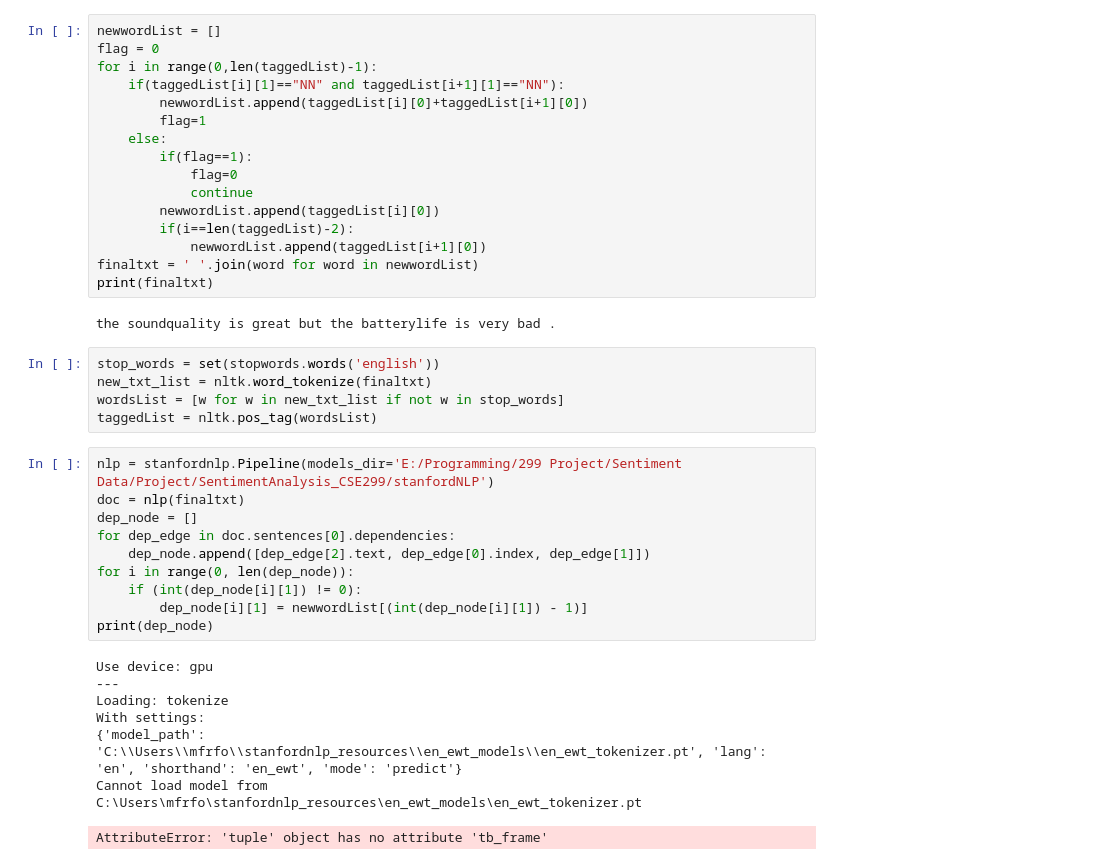
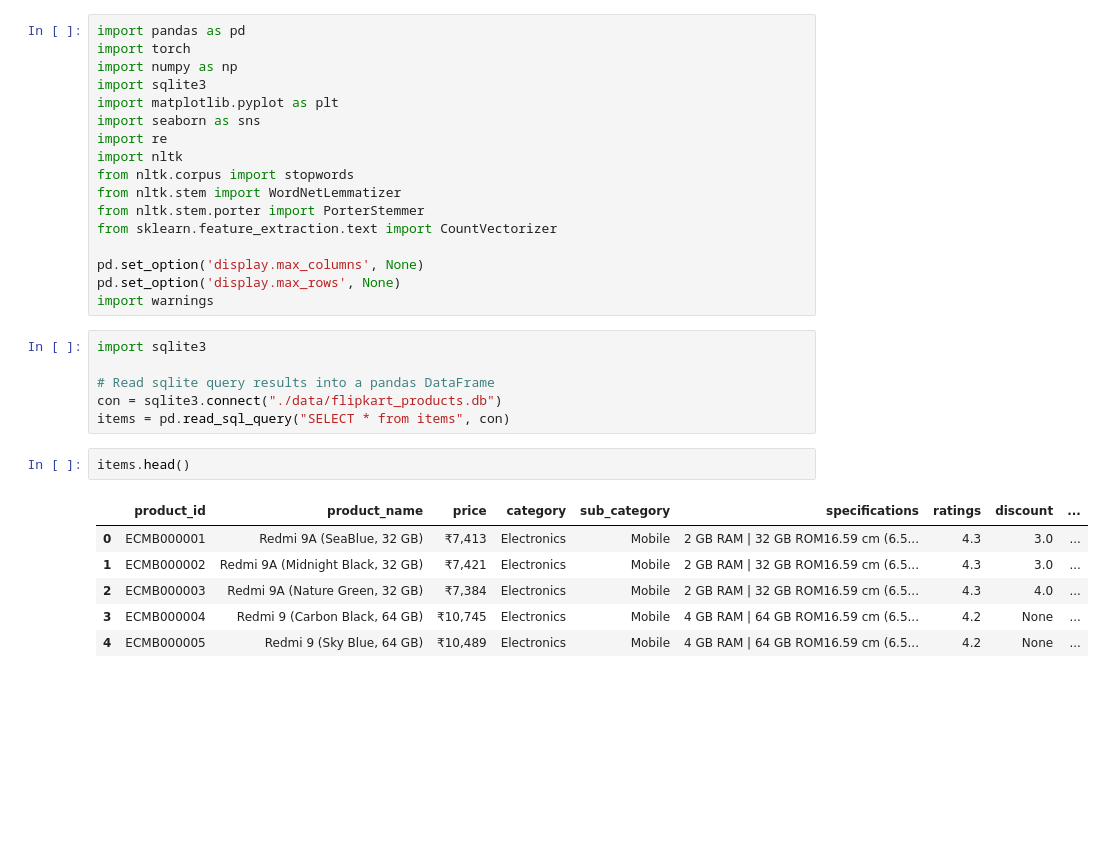
Before and after one commit to MFRSiam/SentimentAnalysis_CSE299, a Jupyter notebook: OurAspect.ipynb, the cells around one changed output. Drawn from its saved outputs; the diff is of its cells as text; blank space fills up the shorter version.

```diff
--- a/OurAspect.ipynb
+++ b/OurAspect.ipynb
@@ -50,41 +1,32 @@ print(taggedList)
-# %%
-newwordList = []
-flag = 0
-for i in range(0,len(taggedList)-1):
-    if(taggedList[i][1]=="NN" and taggedList[i+1][1]=="NN"):
-        newwordList.append(taggedList[i][0]+taggedList[i+1][0])
-        flag=1
-    else:
-        if(flag==1):
-            flag=0
-            continue
-        newwordList.append(taggedList[i][0])
-        if(i==len(taggedList)-2):
-            newwordList.append(taggedList[i+1][0])
-finaltxt = ' '.join(word for word in newwordList)
-print(finaltxt)
-# %% [output]
-the soundquality is great but the batterylife is very bad .
-# %%
-stop_words = set(stopwords.words('english'))
-new_txt_list = nltk.word_tokenize(finaltxt)
-wordsList = [w for w in new_txt_list if not w in stop_words]
-taggedList = nltk.pos_tag(wordsList)
-# %%
-nlp = stanfordnlp.Pipeline(models_dir='E:/Programming/299 Project/Sentiment Data/Project/SentimentAnalysis_CSE299/stanfordNLP')
-doc = nlp(finaltxt)
-dep_node = []
-for dep_edge in doc.sentences[0].dependencies:
-    dep_node.append([dep_edge[2].text, dep_edge[0].index, dep_edge[1]])
-for i in range(0, len(dep_node)):
-    if (int(dep_node[i][1]) != 0):
-        dep_node[i][1] = newwordList[(int(dep_node[i][1]) - 1)]
-print(dep_node)
-# %% [output]
-Use device: gpu
----
-Loading: tokenize
-With settings:
-{'model_path': 'C:\\Users\\mfrfo\\stanfordnlp_resources\\en_ewt_models\\en_ewt_tokenizer.pt', 'lang': 'en', 'shorthand': 'en_ewt', 'mode': 'predict'}
-Cannot load model from C:\Users\mfrfo\stanfordnlp_resources\en_ewt_models\en_ewt_tokenizer.pt
-AttributeError: 'tuple' object has no attribute 'tb_frame'
+# %%
+import pandas as pd
+import torch
+import numpy as np
+import sqlite3
+import matplotlib.pyplot as plt
+import seaborn as sns
+import re
+import nltk
+from nltk.corpus import stopwords
+from nltk.stem import WordNetLemmatizer
+from nltk.stem.porter import PorterStemmer
+from sklearn.feature_extraction.text import CountVectorizer
+
+pd.set_option('display.max_columns', None)
+pd.set_option('display.max_rows', None)
+import warnings
+# %%
+import sqlite3
+
+# Read sqlite query results into a pandas DataFrame
+con = sqlite3.connect("./data/flipkart_products.db")
+items = pd.read_sql_query("SELECT * from items", con)
+# %%
+items.head()
+# %% [output]
+|  | product_id | product_name | price | category | sub_category | specifications | ratings | discount | ... |
+| 0 | ECMB000001 | Redmi 9A (SeaBlue, 32 GB) | ₹7,413 | Electronics | Mobile | 2 GB RAM | 32 GB ROM16.59 cm (6.5... | 4.3 | 3.0 | ... |
+| 1 | ECMB000002 | Redmi 9A (Midnight Black, 32 GB) | ₹7,421 | Electronics | Mobile | 2 GB RAM | 32 GB ROM16.59 cm (6.5... | 4.3 | 3.0 | ... |
+| 2 | ECMB000003 | Redmi 9A (Nature Green, 32 GB) | ₹7,384 | Electronics | Mobile | 2 GB RAM | 32 GB ROM16.59 cm (6.5... | 4.3 | 4.0 | ... |
+| 3 | ECMB000004 | Redmi 9 (Carbon Black, 64 GB) | ₹10,745 | Electronics | Mobile | 4 GB RAM | 64 GB ROM16.59 cm (6.5... | 4.2 | None | ... |
+| 4 | ECMB000005 | Redmi 9 (Sky Blue, 64 GB) | ₹10,489 | Electronics | Mobile | 4 GB RAM | 64 GB ROM16.59 cm (6.5... | 4.2 | None | ... |
```
Also changed, not shown: parts of 78 cells of this notebook, 1 other file.
